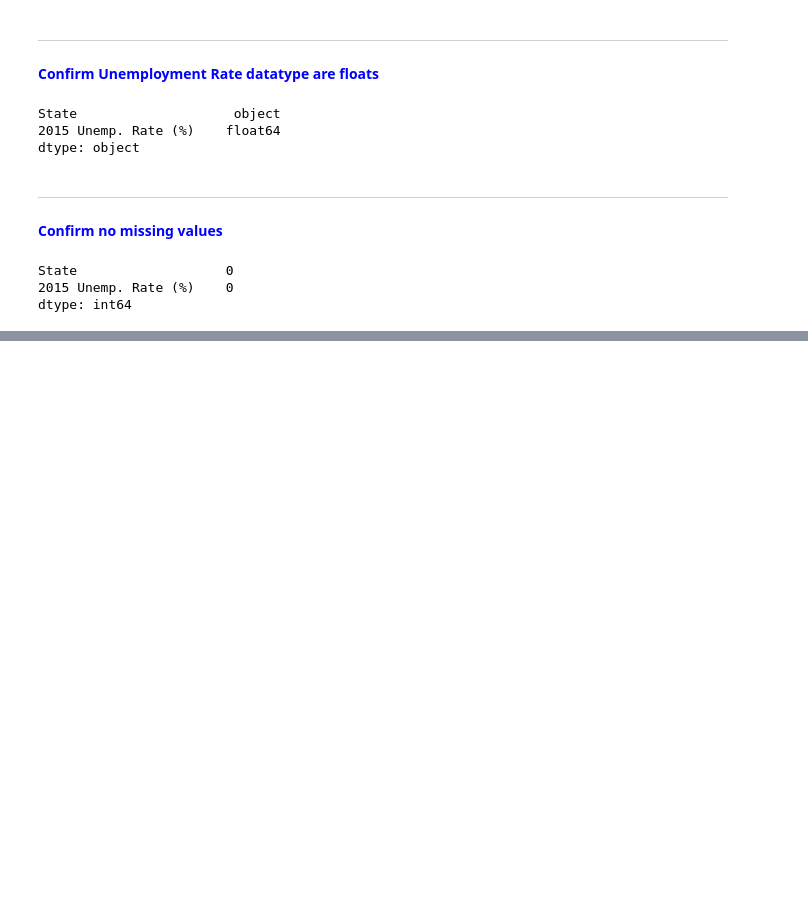
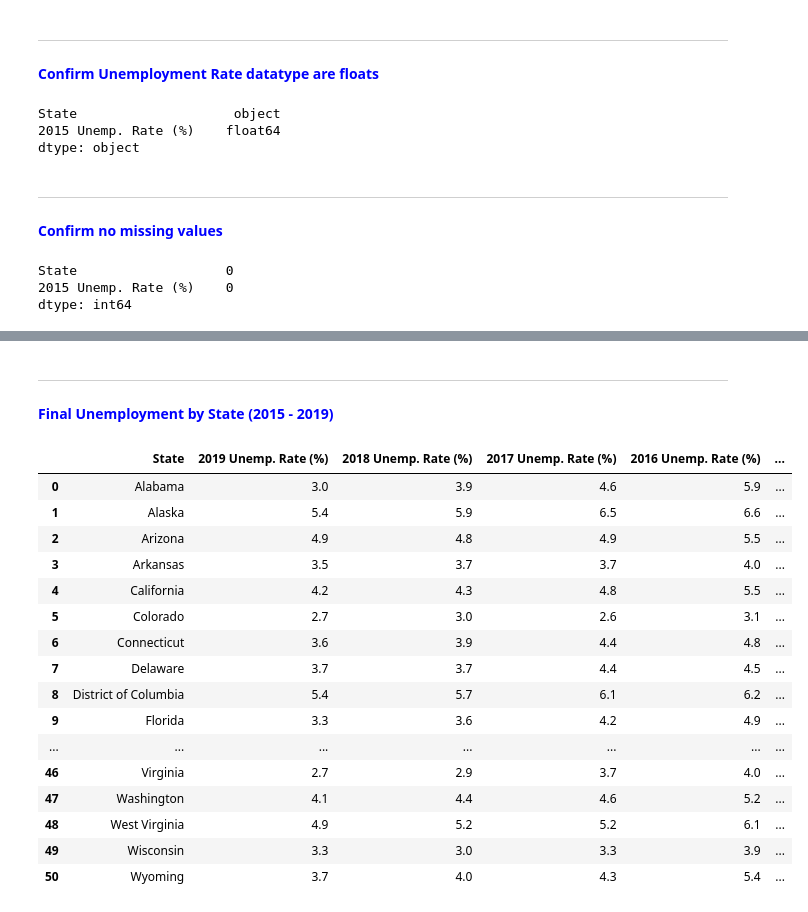
Before and after one commit to vandrade88/ETL-project, a Jupyter notebook: ETL Project.ipynb, the cells around one changed output, grey strips where cells are left out. Saved outputs shown, nothing was run; the diff lists cells and outputs as text; code cells hidden in the pictures; blank space fills up the shorter version.

```diff
--- a/ETL Project.ipynb
+++ b/ETL Project.ipynb
@@ -1327,0 +1324,3 @@ dtype: int64
+# %%
+unemp_1 = pd.merge(unemp_2019_df, unemp_2018_df, on="State")
+unemp_1.head()
@@ -1327,0 +1334,3 @@ dtype: int64
+# %%
+unemp_2 = pd.merge(unemp_1, unemp_2017_df, on="State")
+unemp_2.head()
@@ -1327,0 +1344,3 @@ dtype: int64
+# %%
+unemp_3 = pd.merge(unemp_2, unemp_2016_df, on="State")
+unemp_3.head()
@@ -1327,0 +1354,3 @@ dtype: int64
+# %%
+unemp_final_df = pd.merge(unemp_3, unemp_2015_df, on="State")
+unemp_final_df.head()
@@ -1327,0 +1412,23 @@ dtype: int64
+# %% [markdown]
+***
+<font color = blue>__Final Unemployment by State (2015 - 2019)__</font>
+# %%
+unemp_final_df
+# %% [output]
+|  | State | 2019 Unemp. Rate (%) | 2018 Unemp. Rate (%) | 2017 Unemp. Rate (%) | 2016 Unemp. Rate (%) | ... |
+| 0 | Alabama | 3.0 | 3.9 | 4.6 | 5.9 | ... |
+| 1 | Alaska | 5.4 | 5.9 | 6.5 | 6.6 | ... |
+| 2 | Arizona | 4.9 | 4.8 | 4.9 | 5.5 | ... |
+| 3 | Arkansas | 3.5 | 3.7 | 3.7 | 4.0 | ... |
+| 4 | California | 4.2 | 4.3 | 4.8 | 5.5 | ... |
+| 5 | Colorado | 2.7 | 3.0 | 2.6 | 3.1 | ... |
+| 6 | Connecticut | 3.6 | 3.9 | 4.4 | 4.8 | ... |
+| 7 | Delaware | 3.7 | 3.7 | 4.4 | 4.5 | ... |
+| 8 | District of Columbia | 5.4 | 5.7 | 6.1 | 6.2 | ... |
+| 9 | Florida | 3.3 | 3.6 | 4.2 | 4.9 | ... |
+| ... | ... | ... | ... | ... | ... | ... |
+| 46 | Virginia | 2.7 | 2.9 | 3.7 | 4.0 | ... |
+| 47 | Washington | 4.1 | 4.4 | 4.6 | 5.2 | ... |
+| 48 | West Virginia | 4.9 | 5.2 | 5.2 | 6.1 | ... |
+| 49 | Wisconsin | 3.3 | 3.0 | 3.3 | 3.9 | ... |
+| 50 | Wyoming | 3.7 | 4.0 | 4.3 | 5.4 | ... |
```
Also changed, not shown: parts of 12 cells of this notebook.
